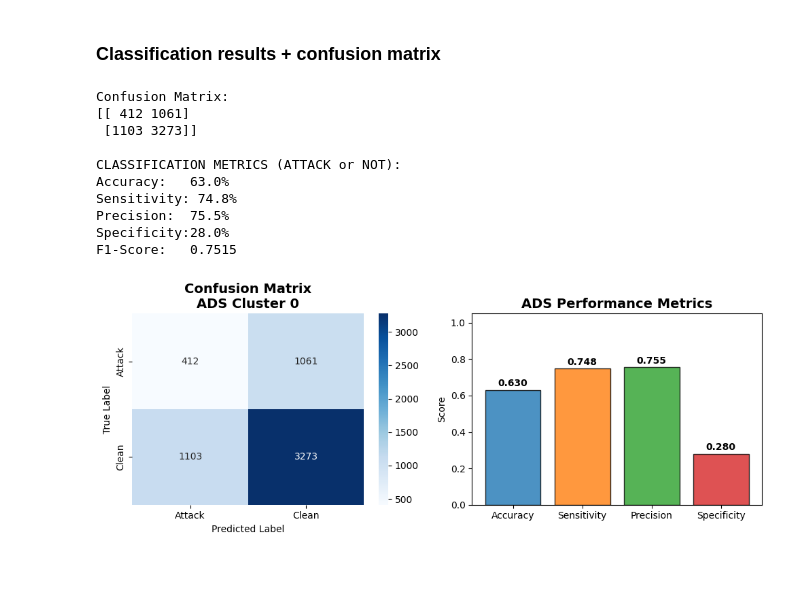
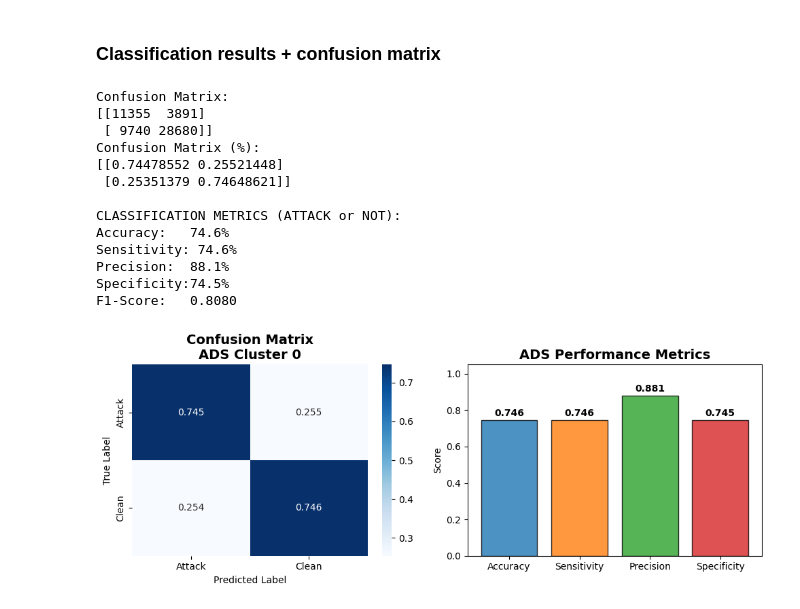
Before and after one commit to samueleborgognoni/kmeans_nn_ILF_london_smart_meters, a Jupyter notebook: 6_ADS.ipynb, the cells around one changed output. Cells and saved outputs as stored; diff of their text form; code cells hidden in the pictures; blank space fills up the shorter version.

```diff
--- a/6_ADS.ipynb
+++ b/6_ADS.ipynb
@@ -123,20 +139,28 @@ extracted_df_train_meter
 # %%
+'''
 from sklearn.preprocessing import StandardScaler
 
 # Standardize data
 scaler = StandardScaler()
-scaled_df_train_meter = scaler.fit_transform(extracted_df_train_meter)
-scaled_df_test_meter = scaler.transform(extracted_df_test_meter)
+scaled_df_train_meter = scaler.fit_transform(_df_train_meter)
+scaled_df_test_meter = scaler.transform(_df_test_meter)
+
+scaled_df_true_y_values_meter = scaler.transform(_df_true_y_values_meter)
+'''
 # %% [markdown]
 ### PCA
 # %%
+'''
 from sklearn.decomposition import PCA
 
 # Don't specify the number of PCA components, but the variance to be represented
-pca = PCA(n_components=0.95)
+pca = PCA(n_components=3)
 pca_train_meter = pca.fit_transform(scaled_df_train_meter)
 pca_test_meter = pca.transform(scaled_df_test_meter)
 
+pca_true_y_values_meter = pca.transform(scaled_df_true_y_values_meter)
+
 print(pca.explained_variance_ratio_)
-print(np.sum(pca.explained_variance_ratio_))
+print(f"Explained varance: {np.sum(pca.explained_variance_ratio_)}")
+'''
 # %% [output]
@@ -146,15 +169,20 @@ print(np.sum(pca.explained_variance_ratio_))
 # %% [markdown]
 ### OC-SVM Anomaly Detection algorithm
 # %%
+'''
 from sklearn.svm import OneClassSVM
 
+# RESAMPLE RANDOMLY to simplify the training
+sampled_pca_train_meter = pca_train_meter[np.random.choice(len(pca_train_meter), 10000, replace=False)]
+
 # OCSVM TRAINING (CLEAN)
-ocsvm = OneClassSVM(nu=0.1, kernel='rbf', gamma='scale') # max 10% allowed outliers
-ocsvm.fit(pca_train_meter)
+ocsvm = OneClassSVM(nu=0.01, kernel='rbf', gamma='scale', verbose=True) # 1% outliers considered in the train set
+ocsvm.fit(sampled_pca_train_meter)
 
 
 # TEST predict class
 y_pred = ocsvm.predict(pca_test_meter)  # -1=attack, +1=clean
 
 print(f"Attacks detected: {np.sum(y_pred==-1)} / {len(y_pred)} = {(np.sum(y_pred==-1)/len(y_pred))*100:.1f}% of the samples")
+'''
 # %% [output]
@@ -174,20 +348,21 @@ y_true_bin = (y_target == 1).astype(int)
 # %%
 from sklearn.metrics import confusion_matrix, classification_report, accuracy_score
 from sklearn.metrics import precision_score, recall_score, f1_score
-import pandas as pd
-import numpy as np
 import seaborn as sns
-import matplotlib.pyplot as plt
 
-
-# 1. Convert OCSVM labels: 1=normal, 0=attack
-y_pred_bin = (y_pred == 1).astype(int)
+# Convert OCSVM labels: 1=normal, 0=attack
+y_pred_bin = (y_pred_aligned == 1).astype(int)
 y_true_bin = (y_target == 1).astype(int)
 
 # CONFUSION MATRIX
 cm = confusion_matrix(y_true_bin, y_pred_bin)
+cm_ratio = cm / cm.sum(axis=1, keepdims=True)
+
 print("Confusion Matrix:")
 print(cm)
+
+print("Confusion Matrix (%):")
+print(cm_ratio)
 
 # Complete metrics
 tn, fp, fn, tp = cm.ravel()
@@ -208,40 +383,44 @@ print(f"F1-Score:   {f1:.4f}")
 # Plot
 plt.figure(figsize=(10, 4))
 # Confusion Matrix heatmap
 plt.subplot(1, 2, 1)
-sns.heatmap(cm, annot=True, fmt='d', cmap='Blues',
+sns.heatmap(cm_ratio, annot=True,
+            fmt='.3f',
+            cmap='Blues',
             xticklabels=['Attack', 'Clean'],
             yticklabels=['Attack', 'Clean'])
 plt.title('Confusion Matrix\nADS Cluster 0', fontsize=14, fontweight='bold')
 plt.ylabel('True Label')
 plt.xlabel('Predicted Label')
 # Metrics bar plot
 plt.subplot(1, 2, 2)
 metrics = ['Accuracy', 'Sensitivity', 'Precision', 'Specificity']
 values = [accuracy, recall, precision, specificity]
 colors = ['#1f77b4', '#ff7f0e', '#2ca02c', '#d62728']
 bars = plt.bar(metrics, values, color=colors, alpha=0.8, edgecolor='black')
 plt.ylim(0, 1.05)
 plt.title('ADS Performance Metrics', fontsize=14, fontweight='bold')
 plt.ylabel('Score')
 
 # Numeric values on the bars
 for bar, val in zip(bars, values):
     plt.text(bar.get_x() + bar.get_width()/2, bar.get_height() + 0.01,
              f'{val:.3f}', ha='center', va='bottom', fontweight='bold')
 
 plt.tight_layout()
-plt.savefig('cluster0_ads_fig18.png', dpi=300, bbox_inches='tight')
 plt.show()
 # %% [output]
 Confusion Matrix:
-[[ 412 1061]
- [1103 3273]]
+[[11355  3891]
+ [ 9740 28680]]
+Confusion Matrix (%):
+[[0.74478552 0.25521448]
+ [0.25351379 0.74648621]]
 
 CLASSIFICATION METRICS (ATTACK or NOT):
-Accuracy:   63.0%
-Sensitivity: 74.8%
-Precision:  75.5%
-Specificity:28.0%
-F1-Score:   0.7515
+Accuracy:   74.6%
+Sensitivity: 74.6%
+Precision:  88.1%
+Specificity:74.5%
+F1-Score:   0.8080
-[figure, old version]
+[figure, new version]
```
Also changed, not shown: parts of 24 cells of this notebook.
